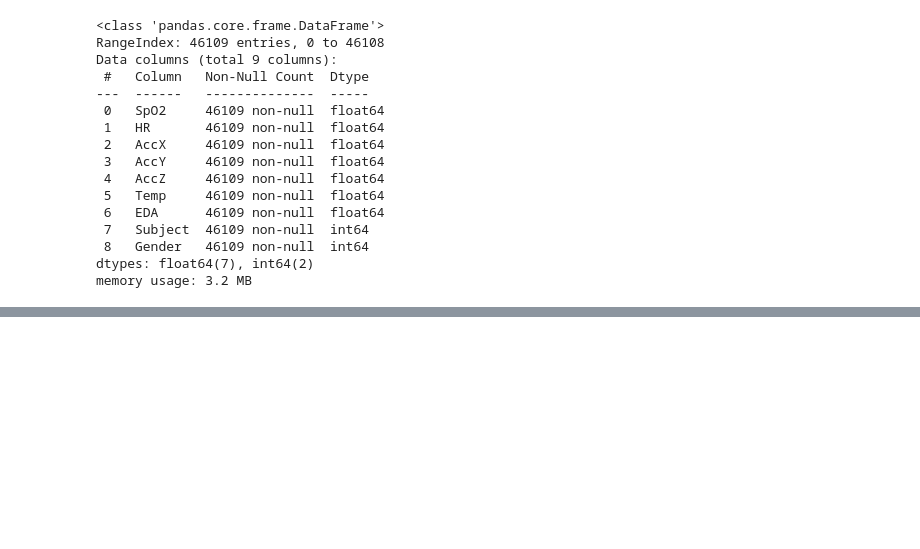
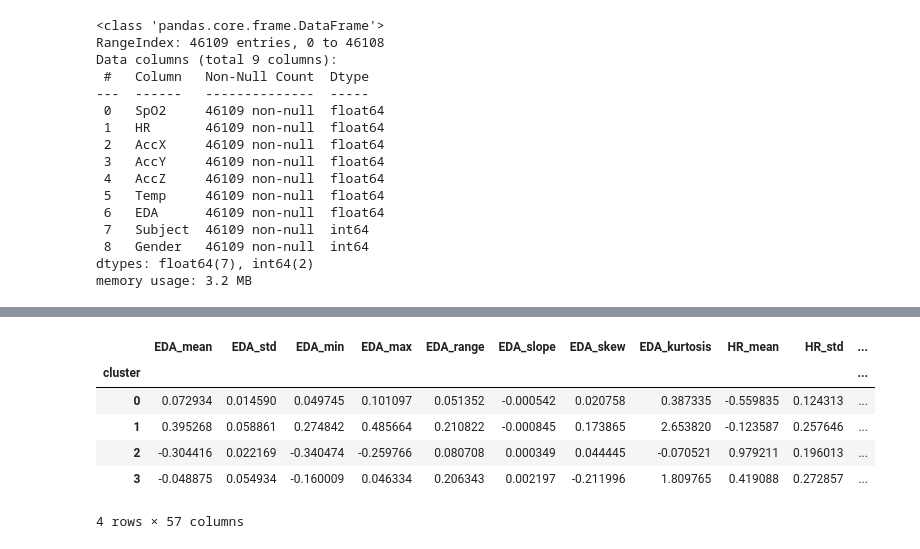
Before and after one commit to sudeepti25/Neurological_state-pridiction, a Jupyter notebook: Project.ipynb, the cells around one changed output, grey strips where cells are left out. Drawn from its saved outputs; the diff is of its cells as text; code cells hidden in the pictures; blank space fills up the shorter version.

```diff
--- a/Project.ipynb
+++ b/Project.ipynb
@@ -220,0 +225,8 @@ df_scaled.head()
+# %%
+# FEATURE EXTRACTION
+
+#SETTING WINDOW SIZE
+
+window_size=30
+
+num_windows= len(df_scaled)//window_size
@@ -220,0 +332,11 @@ df_scaled.head()
+# %%
+df_features['cluster'] = kmeans_labels
+df_features.groupby('cluster').mean()
+# %% [output]
+|  | EDA_mean | EDA_std | EDA_min | EDA_max | EDA_range | EDA_slope | EDA_skew | EDA_kurtosis | HR_mean | HR_std | ... |
+| cluster |  |  |  |  |  |  |  |  |  |  | ... |
+| 0 | 0.072934 | 0.014590 | 0.049745 | 0.101097 | 0.051352 | -0.000542 | 0.020758 | 0.387335 | -0.559835 | 0.124313 | ... |
+| 1 | 0.395268 | 0.058861 | 0.274842 | 0.485664 | 0.210822 | -0.000845 | 0.173865 | 2.653820 | -0.123587 | 0.257646 | ... |
+| 2 | -0.304416 | 0.022169 | -0.340474 | -0.259766 | 0.080708 | 0.000349 | 0.044445 | -0.070521 | 0.979211 | 0.196013 | ... |
+| 3 | -0.048875 | 0.054934 | -0.160009 | 0.046334 | 0.206343 | 0.002197 | -0.211996 | 1.809765 | 0.419088 | 0.272857 | ... |
+4 rows × 57 columns
```
Also changed, not shown: parts of 13 cells of this notebook, 1 other file.
